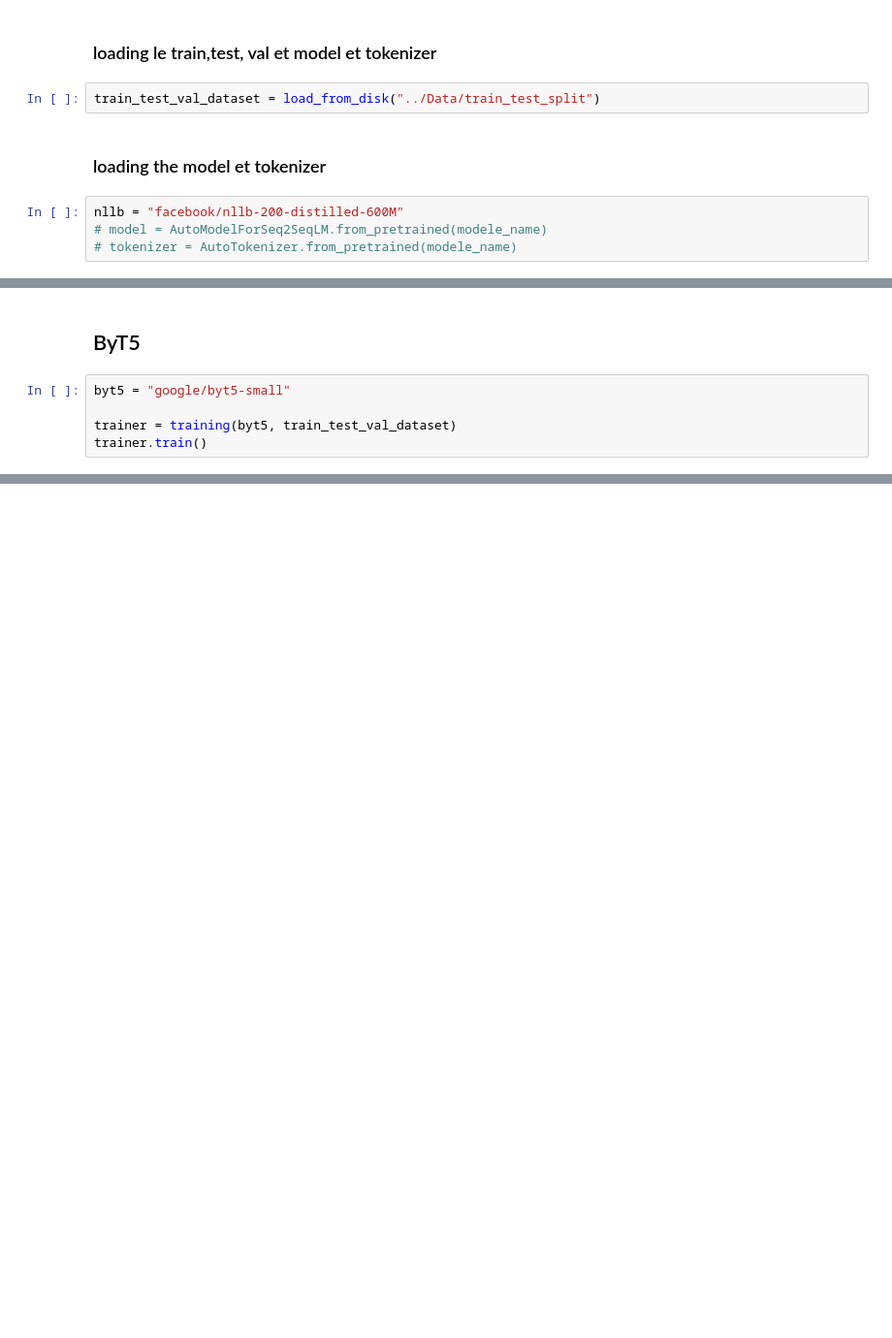
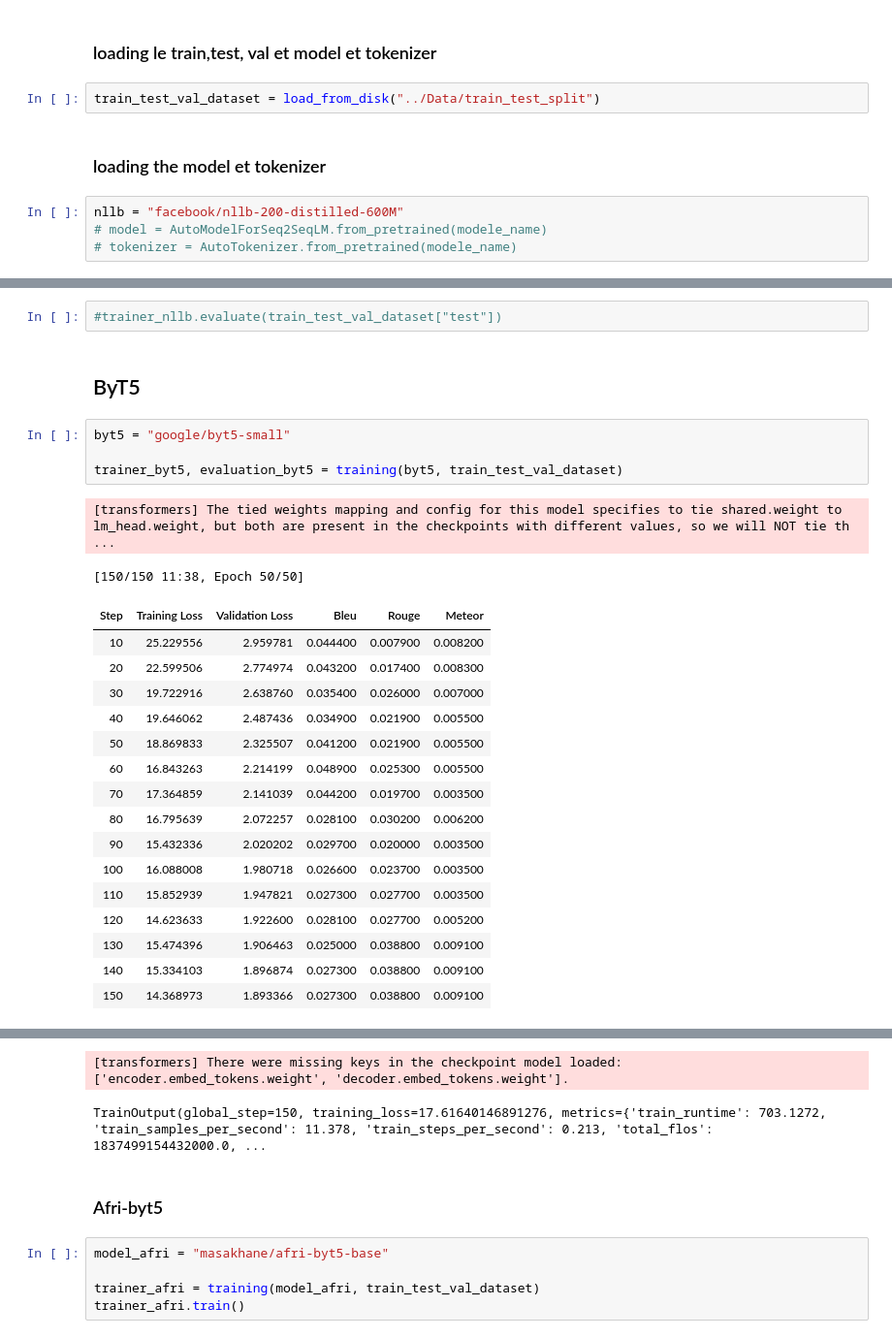
Before and after one commit to koubra-gaby/Chadian_arabic-update, a Jupyter notebook: Notebooks/training.ipynb, the cells around one changed output, grey strips where cells are left out. Shown at 97% size. Cells and saved outputs as stored; diff of their text form; blank space fills up the shorter version.

```diff
--- a/Notebooks/training.ipynb
+++ b/Notebooks/training.ipynb
@@ -24,7 +322,27 @@ trainer.train()
+# %%
+#trainer_nllb.evaluate(train_test_val_dataset["test"])
 # %% [markdown]
 ## ByT5
 # %%
 byt5 = "google/byt5-small"
 
-trainer = training(byt5, train_test_val_dataset)
-trainer.train()
+trainer_byt5, evaluation_byt5 = training(byt5, train_test_val_dataset)
+# %% [output]
+[transformers] The tied weights mapping and config for this model specifies to tie shared.weight to lm_head.weight, but both are present in the checkpoints with different values, so we will NOT tie th ...
+[150/150 11:38, Epoch 50/50]
+| Step | Training Loss | Validation Loss | Bleu | Rouge | Meteor |
+| 10 | 25.229556 | 2.959781 | 0.044400 | 0.007900 | 0.008200 |
+| 20 | 22.599506 | 2.774974 | 0.043200 | 0.017400 | 0.008300 |
+| 30 | 19.722916 | 2.638760 | 0.035400 | 0.026000 | 0.007000 |
+| 40 | 19.646062 | 2.487436 | 0.034900 | 0.021900 | 0.005500 |
+| 50 | 18.869833 | 2.325507 | 0.041200 | 0.021900 | 0.005500 |
+| 60 | 16.843263 | 2.214199 | 0.048900 | 0.025300 | 0.005500 |
+| 70 | 17.364859 | 2.141039 | 0.044200 | 0.019700 | 0.003500 |
+| 80 | 16.795639 | 2.072257 | 0.028100 | 0.030200 | 0.006200 |
+| 90 | 15.432336 | 2.020202 | 0.029700 | 0.020000 | 0.003500 |
+| 100 | 16.088008 | 1.980718 | 0.026600 | 0.023700 | 0.003500 |
+| 110 | 15.852939 | 1.947821 | 0.027300 | 0.027700 | 0.003500 |
+| 120 | 14.623633 | 1.922600 | 0.028100 | 0.027700 | 0.005200 |
+| 130 | 15.474396 | 1.906463 | 0.025000 | 0.038800 | 0.009100 |
+| 140 | 15.334103 | 1.896874 | 0.027300 | 0.038800 | 0.009100 |
+| 150 | 14.368973 | 1.893366 | 0.027300 | 0.038800 | 0.009100 |
@@ -30,0 +366,9 @@ trainer.train()
+[transformers] There were missing keys in the checkpoint model loaded: ['encoder.embed_tokens.weight', 'decoder.embed_tokens.weight'].
+TrainOutput(global_step=150, training_loss=17.61640146891276, metrics={'train_runtime': 703.1272, 'train_samples_per_second': 11.378, 'train_steps_per_second': 0.213, 'total_flos': 1837499154432000.0, ...
+# %% [markdown]
+### Afri-byt5
+# %%
+model_afri = "masakhane/afri-byt5-base"
+
+trainer_afri = training(model_afri, train_test_val_dataset)
+trainer_afri.train()
```
Also changed, not shown: parts of 11 cells of this notebook, 23 other files.
